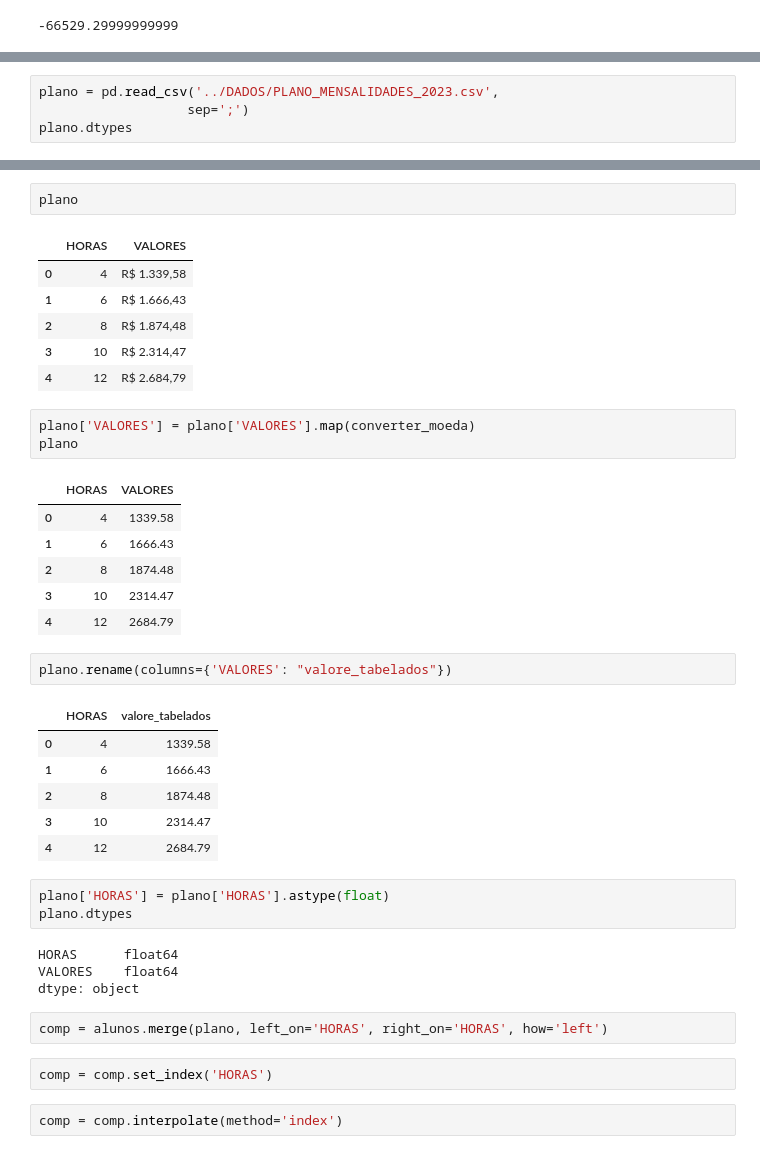
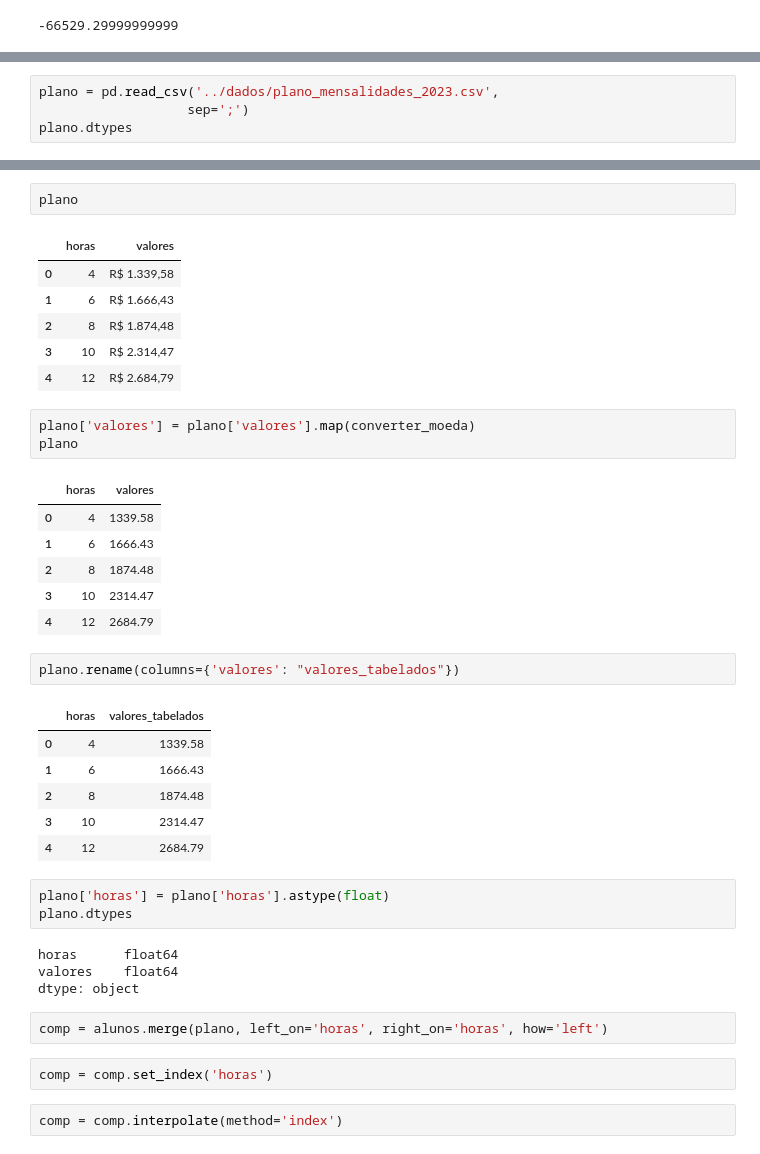
Before and after one commit to mp-resuldados/diagnostico-escola, a Jupyter notebook: notebooks/contas.ipynb, the cells around one changed output, grey strips where cells are left out. Drawn from its saved outputs; the diff is of its cells as text.

```diff
--- a/notebooks/contas.ipynb
+++ b/notebooks/contas.ipynb
@@ -126,7 +126,7 @@ alunos
 | 38 | 12.0 | 1634.700000 |
 | 39 | 12.5 | 1373.660000 |
 # %%
-plano = pd.read_csv('../DADOS/PLANO_MENSALIDADES_2023.csv',
+plano = pd.read_csv('../dados/plano_mensalidades_2023.csv',
                    sep=';')
 plano.dtypes
 # %% [output]
@@ -136,42 +136,42 @@ dtype: object
 # %%
 plano
 # %% [output]
-|  | HORAS | VALORES |
+|  | horas | valores |
 | 0 | 4 | R$ 1.339,58 |
 | 1 | 6 | R$ 1.666,43 |
 | 2 | 8 | R$ 1.874,48 |
 | 3 | 10 | R$ 2.314,47 |
 | 4 | 12 | R$ 2.684,79 |
 # %%
-plano['VALORES'] = plano['VALORES'].map(converter_moeda)
+plano['valores'] = plano['valores'].map(converter_moeda)
 plano
 # %% [output]
-|  | HORAS | VALORES |
+|  | horas | valores |
 | 0 | 4 | 1339.58 |
 | 1 | 6 | 1666.43 |
 | 2 | 8 | 1874.48 |
 | 3 | 10 | 2314.47 |
 | 4 | 12 | 2684.79 |
 # %%
-plano.rename(columns={'VALORES': "valore_tabelados"})
+plano.rename(columns={'valores': "valores_tabelados"})
 # %% [output]
-|  | HORAS | valore_tabelados |
+|  | horas | valores_tabelados |
 | 0 | 4 | 1339.58 |
 | 1 | 6 | 1666.43 |
 | 2 | 8 | 1874.48 |
 | 3 | 10 | 2314.47 |
 | 4 | 12 | 2684.79 |
 # %%
-plano['HORAS'] = plano['HORAS'].astype(float)
+plano['horas'] = plano['horas'].astype(float)
 plano.dtypes
 # %% [output]
-HORAS      float64
-VALORES    float64
+horas      float64
+valores    float64
 dtype: object
 # %%
-comp = alunos.merge(plano, left_on='HORAS', right_on='HORAS', how='left')
+comp = alunos.merge(plano, left_on='horas', right_on='horas', how='left')
 # %%
-comp = comp.set_index('HORAS')
+comp = comp.set_index('horas')
 # %%
 comp = comp.interpolate(method='index')
 # %%
```
Also changed, not shown: parts of 35 cells of this notebook, 5 other files.
